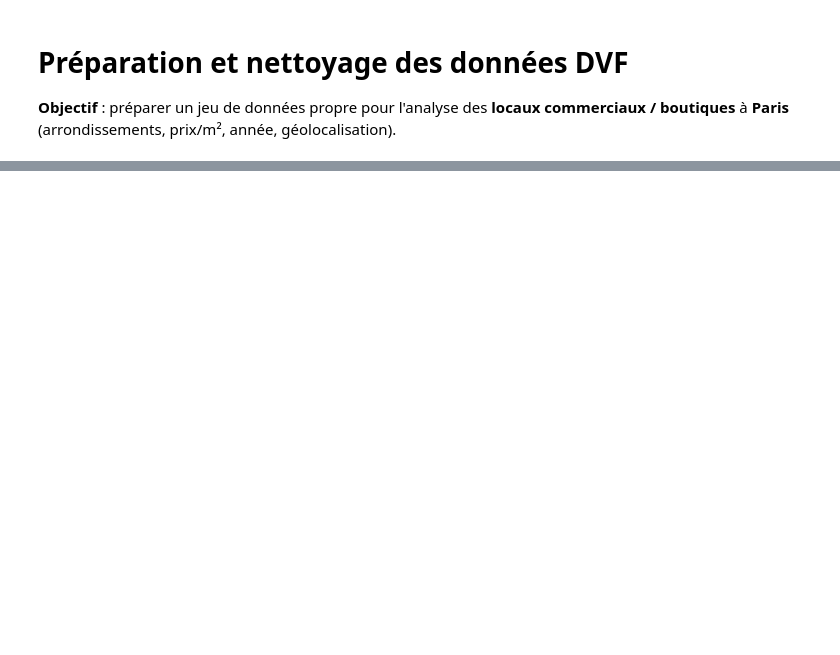
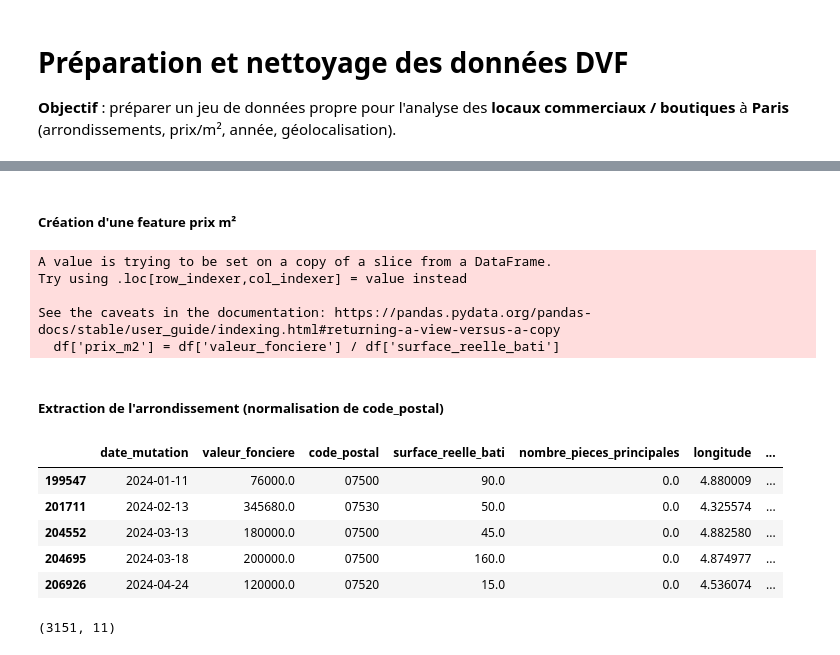
Before and after one commit to BaptVic78/AnalyseDonneesFoncieres, a Jupyter notebook: 01_preparation_donnees.ipynb, the cells around one changed output, grey strips where cells are left out. Drawn from its saved outputs; the diff is of its cells as text; code cells hidden in the pictures; blank space fills up the shorter version.

```diff
--- a/01_preparation_donnees.ipynb
+++ b/01_preparation_donnees.ipynb
@@ -195,0 +55,4 @@ Taille du fichier : 2.38 MB
+# %%
+type_autorise = ['Local industriel. commercial ou assimilé']
+mask_type = df['type_local'].isin(type_autorise)
+df = df[mask_type]
@@ -195,0 +61,2 @@ Taille du fichier : 2.38 MB
+# %%
+df = df.drop('type_local', axis=1)
@@ -196,3 +65,38 @@ Taille du fichier : 2.38 MB
+# %%
+mask_paris = df['code_postal'].astype(str).str.startswith('75')
+df = df[mask_paris]
+# %% [markdown]
+##### Création d'une feature prix m²
+# %%
+df['prix_m2'] = df['valeur_fonciere'] / df['surface_reelle_bati']
+
+df = df[(df['prix_m2'] > 500) & (df['prix_m2'] < 50000)]
+# %% [output]
+A value is trying to be set on a copy of a slice from a DataFrame.
+Try using .loc[row_indexer,col_indexer] = value instead
+
+See the caveats in the documentation: https://pandas.pydata.org/pandas-docs/stable/user_guide/indexing.html#returning-a-view-versus-a-copy
+  df['prix_m2'] = df['valeur_fonciere'] / df['surface_reelle_bati']
+# %% [markdown]
+##### Extraction de l'arrondissement (normalisation de code_postal)
+# %%
+df['code_postal'] = df['code_postal'].astype(int).astype(str).str.zfill(5)
+df['arrondissement'] = pd.to_numeric(df['code_postal'].str[-2:], errors='coerce')
+df.loc[~df['arrondissement'].between(1,20), 'arrondissement'] = np.nan
+df['arrondissement'] = df['arrondissement'].dropna().astype(int)
+# %%
+df.head()
+# %% [output]
+|  | date_mutation | valeur_fonciere | code_postal | surface_reelle_bati | nombre_pieces_principales | longitude | ... |
+| 199547 | 2024-01-11 | 76000.0 | 07500 | 90.0 | 0.0 | 4.880009 | ... |
+| 201711 | 2024-02-13 | 345680.0 | 07530 | 50.0 | 0.0 | 4.325574 | ... |
+| 204552 | 2024-03-13 | 180000.0 | 07500 | 45.0 | 0.0 | 4.882580 | ... |
+| 204695 | 2024-03-18 | 200000.0 | 07500 | 160.0 | 0.0 | 4.874977 | ... |
+| 206926 | 2024-04-24 | 120000.0 | 07520 | 15.0 | 0.0 | 4.536074 | ... |
+# %%
+df.shape
+# %% [output]
+(3151, 11)
 # %%
 
 import matplotlib.pyplot as plt
```
Also changed, not shown: parts of 15 cells of this notebook.
